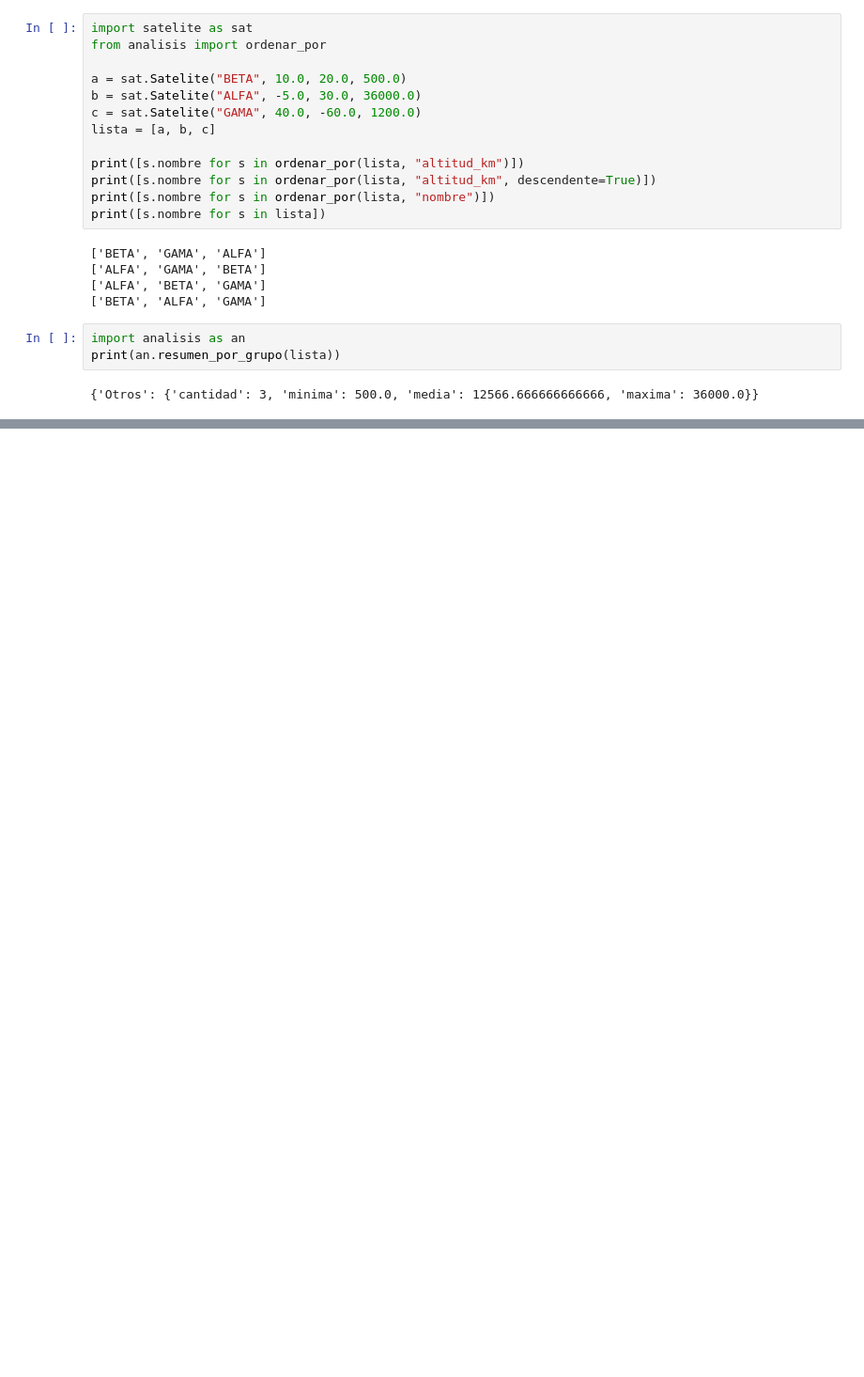
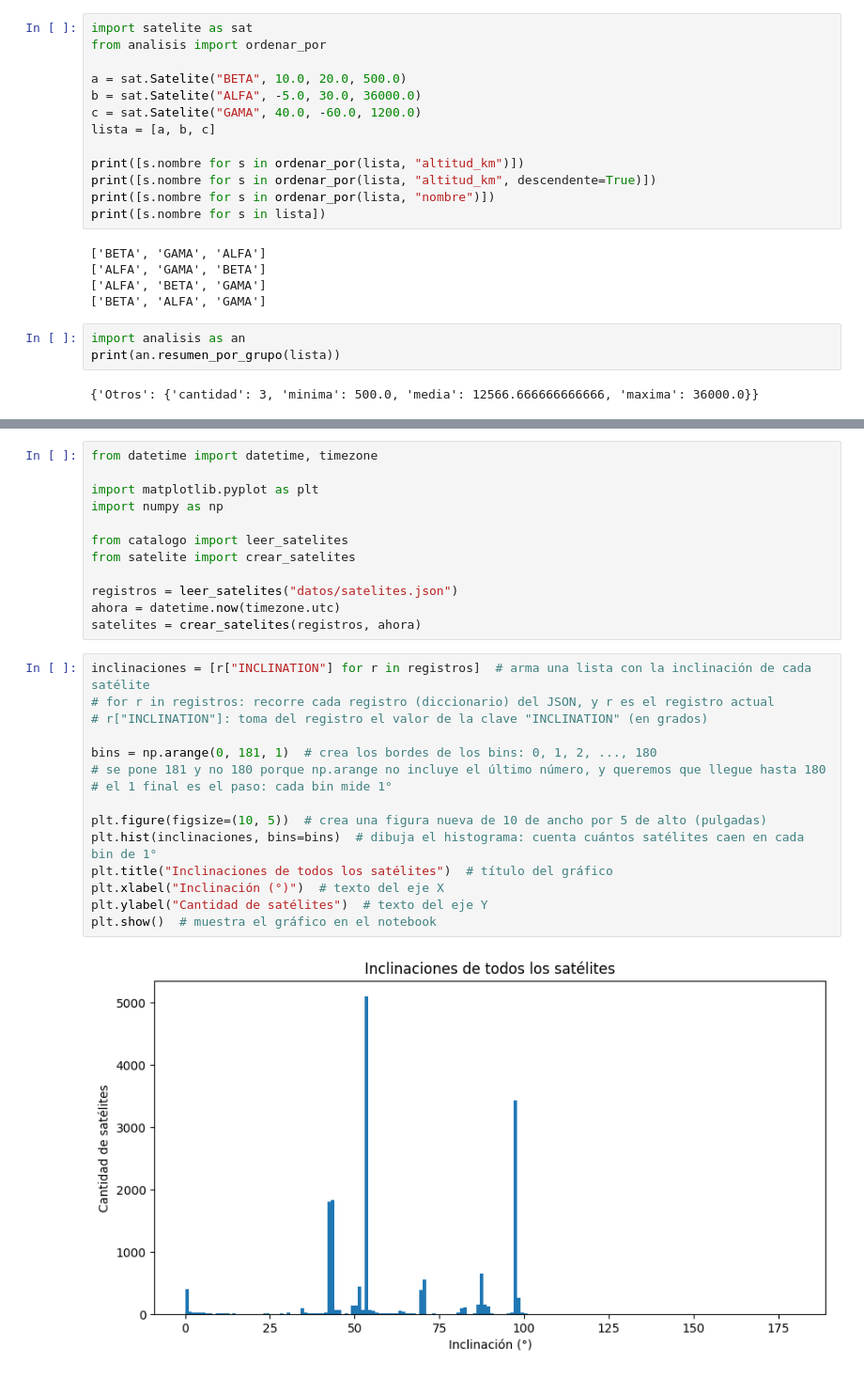
Before and after one commit to Luquitas911/proyecto-satelite, a Jupyter notebook: pruebas.ipynb, the cells around one changed output, grey strips where cells are left out. Shown at 94% size. Cells and saved outputs as stored; diff of their text form; blank space fills up the shorter version.

Commit message:
agrega inclinacion a pruebas.ipynb primer version de prueba

```diff
--- a/pruebas.ipynb
+++ b/pruebas.ipynb
@@ -74,0 +88,29 @@ print(an.resumen_por_grupo(lista))
+# %%
+from datetime import datetime, timezone
+
+import matplotlib.pyplot as plt
+import numpy as np
+
+from catalogo import leer_satelites
+from satelite import crear_satelites
+
+registros = leer_satelites("datos/satelites.json")
+ahora = datetime.now(timezone.utc)
+satelites = crear_satelites(registros, ahora)
+# %%
+inclinaciones = [r["INCLINATION"] for r in registros]  # arma una lista con la inclinación de cada satélite
+# for r in registros: recorre cada registro (diccionario) del JSON, y r es el registro actual
+# r["INCLINATION"]: toma del registro el valor de la clave "INCLINATION" (en grados)
+
+bins = np.arange(0, 181, 1)  # crea los bordes de los bins: 0, 1, 2, ..., 180
+# se pone 181 y no 180 porque np.arange no incluye el último número, y queremos que llegue hasta 180
+# el 1 final es el paso: cada bin mide 1°
+
+plt.figure(figsize=(10, 5))  # crea una figura nueva de 10 de ancho por 5 de alto (pulgadas)
+plt.hist(inclinaciones, bins=bins)  # dibuja el histograma: cuenta cuántos satélites caen en cada bin de 1°
+plt.title("Inclinaciones de todos los satélites")  # título del gráfico
+plt.xlabel("Inclinación (°)")  # texto del eje X
+plt.ylabel("Cantidad de satélites")  # texto del eje Y
+plt.show()  # muestra el gráfico en el notebook
+# %% [output]
+[figure, added]
```
Also changed, not shown: parts of 5 cells of this notebook.
